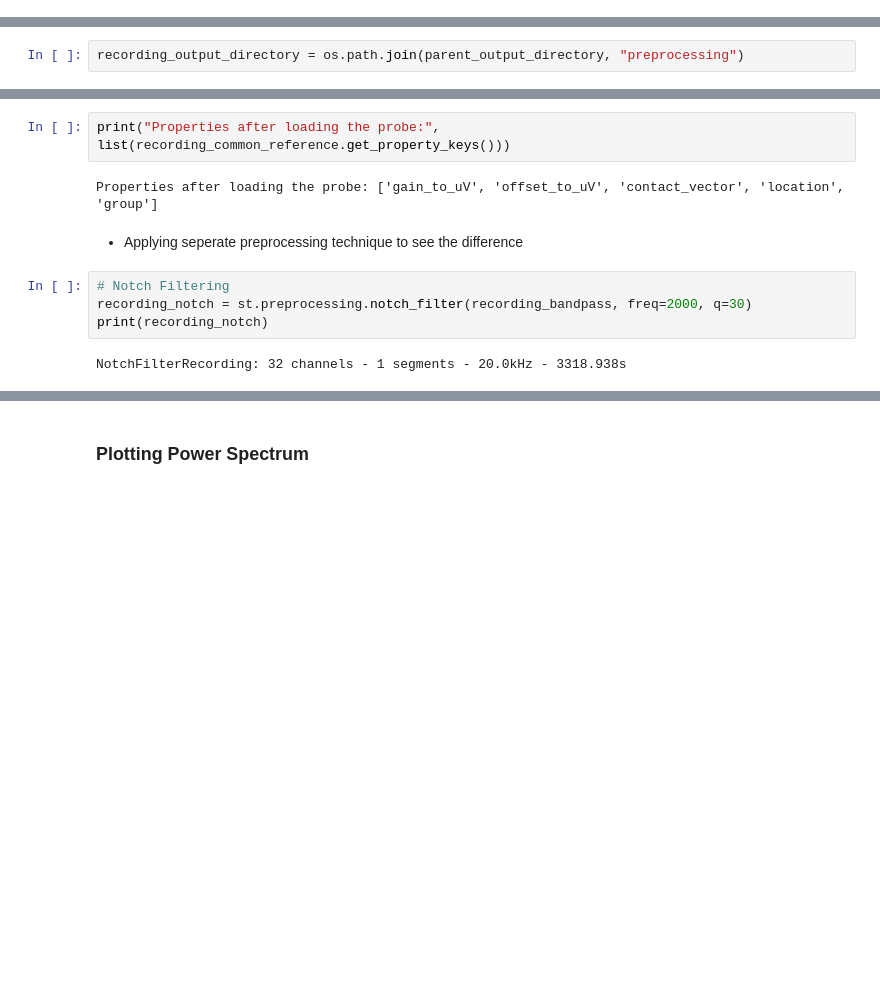
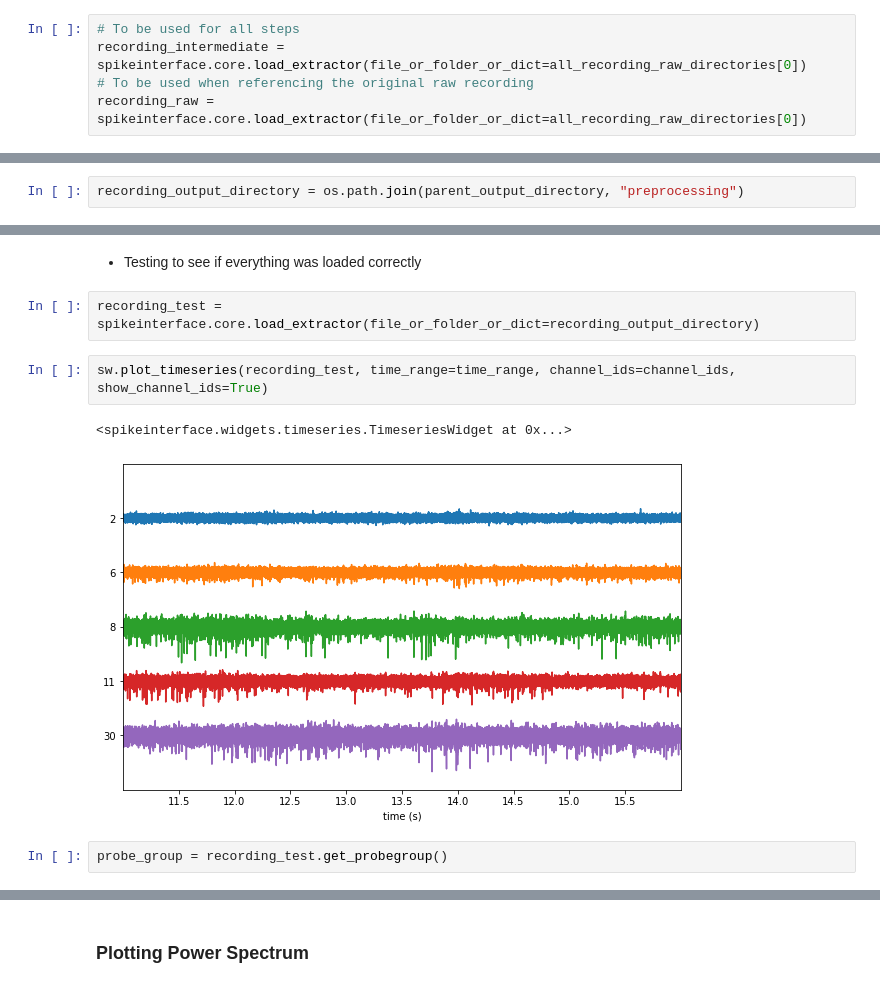
Before and after one commit to padillacoreanolab/spike_sorting, a Jupyter notebook: results/2022_08_09_finalize_notebooks/02_preprocessing.ipynb, the cells around one changed output, grey strips where cells are left out. Saved outputs shown, nothing was run; the diff lists cells and outputs as text; blank space fills up the shorter version.

```diff
--- a/results/2022_08_09_finalize_notebooks/02_preprocessing.ipynb
+++ b/results/2022_08_09_finalize_notebooks/02_preprocessing.ipynb
@@ -91,3 +89,8 @@ raw_recording = spikeinterface.core.load_extractor(file_or_folder_or_dict=all_ra
+# %%
+# To be used for all steps
+recording_intermediate = spikeinterface.core.load_extractor(file_or_folder_or_dict=all_recording_raw_directories[0])
+# To be used when referencing the original raw recording
+recording_raw = spikeinterface.core.load_extractor(file_or_folder_or_dict=all_recording_raw_directories[0])
 # %% [markdown]
 ## Metadata from the recording file
 # %% [markdown]
@@ -191,12 +306,11 @@ Directory already exists for: ./proc/recording_extractor/common_reference_record
-# %%
-print("Properties after loading the probe:", list(recording_common_reference.get_property_keys()))
-# %% [output]
-Properties after loading the probe: ['gain_to_uV', 'offset_to_uV', 'contact_vector', 'location', 'group']
-# %% [markdown]
-- Applying seperate preprocessing technique to see the difference
-# %%
-# Notch Filtering
-recording_notch = st.preprocessing.notch_filter(recording_bandpass, freq=2000, q=30)
-print(recording_notch)
-# %% [output]
-NotchFilterRecording: 32 channels - 1 segments - 20.0kHz - 3318.938s
+# %% [markdown]
+- Testing to see if everything was loaded correctly
+# %%
+recording_test = spikeinterface.core.load_extractor(file_or_folder_or_dict=recording_output_directory)
+# %%
+sw.plot_timeseries(recording_test, time_range=time_range, channel_ids=channel_ids, show_channel_ids=True)
+# %% [output]
+<spikeinterface.widgets.timeseries.TimeseriesWidget at 0x...>
+[figure, added]
+# %%
+probe_group = recording_test.get_probegroup()
```
Also changed, not shown: parts of 145 cells of this notebook, 1 other file.
